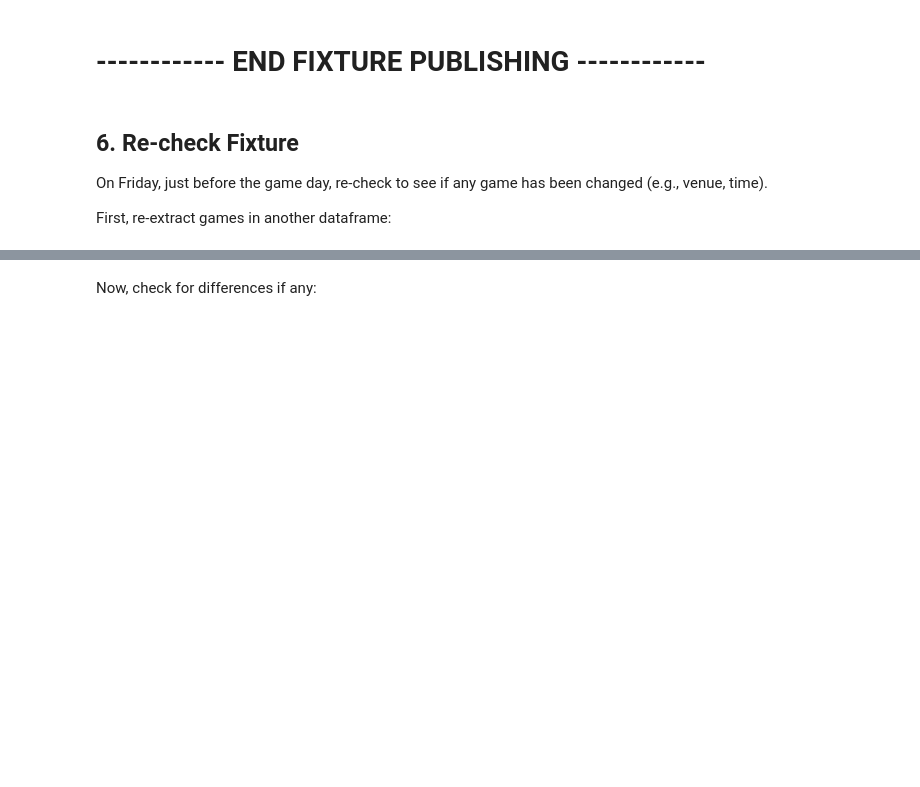
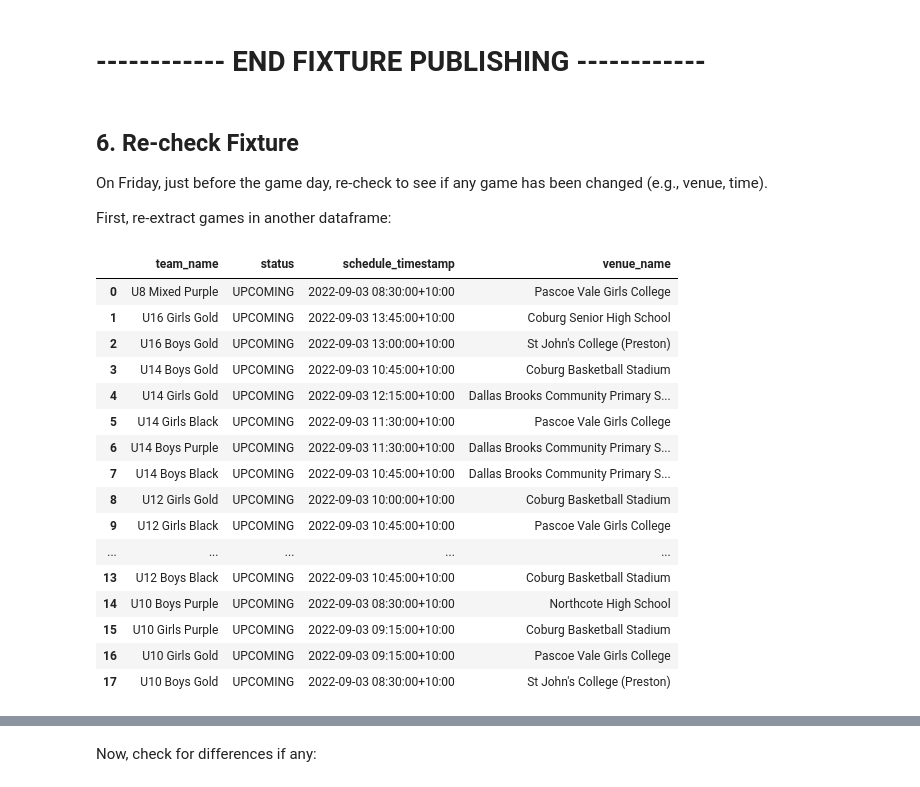
Before and after one commit to ssardina/tapp-fixture, a Jupyter notebook: playhq_scrape.ipynb, the cells around one changed output, grey strips where cells are left out. Saved outputs shown, nothing was run; the diff lists cells and outputs as text; code cells hidden in the pictures; blank space fills up the shorter version.

```diff
--- a/playhq_scrape.ipynb
+++ b/playhq_scrape.ipynb
@@ -283,3 +269,27 @@ upcoming_games_df[phq.GAMES_COLS]
+# %%
+# Recover pikle saved dataframe (comment if using above directly)
+FILE = "upcoming_games_df-2022-08-31_15:10:23.pkl"
+upcoming_games_df = pd.read_pickle(os.path.join(OUTPUT_PATH, FILE))
+
+upcoming_games_df[phq.GAMES_COLS]
+# %% [output]
+|  | team_name | status | schedule_timestamp | venue_name |
+| 0 | U8 Mixed Purple | UPCOMING | 2022-09-03 08:30:00+10:00 | Pascoe Vale Girls College |
+| 1 | U16 Girls Gold | UPCOMING | 2022-09-03 13:45:00+10:00 | Coburg Senior High School |
+| 2 | U16 Boys Gold | UPCOMING | 2022-09-03 13:00:00+10:00 | St John's College (Preston) |
+| 3 | U14 Boys Gold | UPCOMING | 2022-09-03 10:45:00+10:00 | Coburg Basketball Stadium |
+| 4 | U14 Girls Gold | UPCOMING | 2022-09-03 12:15:00+10:00 | Dallas Brooks Community Primary S... |
+| 5 | U14 Girls Black | UPCOMING | 2022-09-03 11:30:00+10:00 | Pascoe Vale Girls College |
+| 6 | U14 Boys Purple | UPCOMING | 2022-09-03 11:30:00+10:00 | Dallas Brooks Community Primary S... |
+| 7 | U14 Boys Black | UPCOMING | 2022-09-03 10:45:00+10:00 | Dallas Brooks Community Primary S... |
+| 8 | U12 Girls Gold | UPCOMING | 2022-09-03 10:00:00+10:00 | Coburg Basketball Stadium |
+| 9 | U12 Girls Black | UPCOMING | 2022-09-03 10:45:00+10:00 | Pascoe Vale Girls College |
+| ... | ... | ... | ... | ... |
+| 13 | U12 Boys Black | UPCOMING | 2022-09-03 10:45:00+10:00 | Coburg Basketball Stadium |
+| 14 | U10 Boys Purple | UPCOMING | 2022-09-03 08:30:00+10:00 | Northcote High School |
+| 15 | U10 Girls Purple | UPCOMING | 2022-09-03 09:15:00+10:00 | Coburg Basketball Stadium |
+| 16 | U10 Girls Gold | UPCOMING | 2022-09-03 09:15:00+10:00 | Pascoe Vale Girls College |
+| 17 | U10 Boys Gold | UPCOMING | 2022-09-03 08:30:00+10:00 | St John's College (Preston) |
 # %%
 upcoming_games2_df = phq_club.get_games(teams_df, GAME_DATE_TIMESTAMP)
 
```
Also changed, not shown: parts of 12 cells of this notebook.
